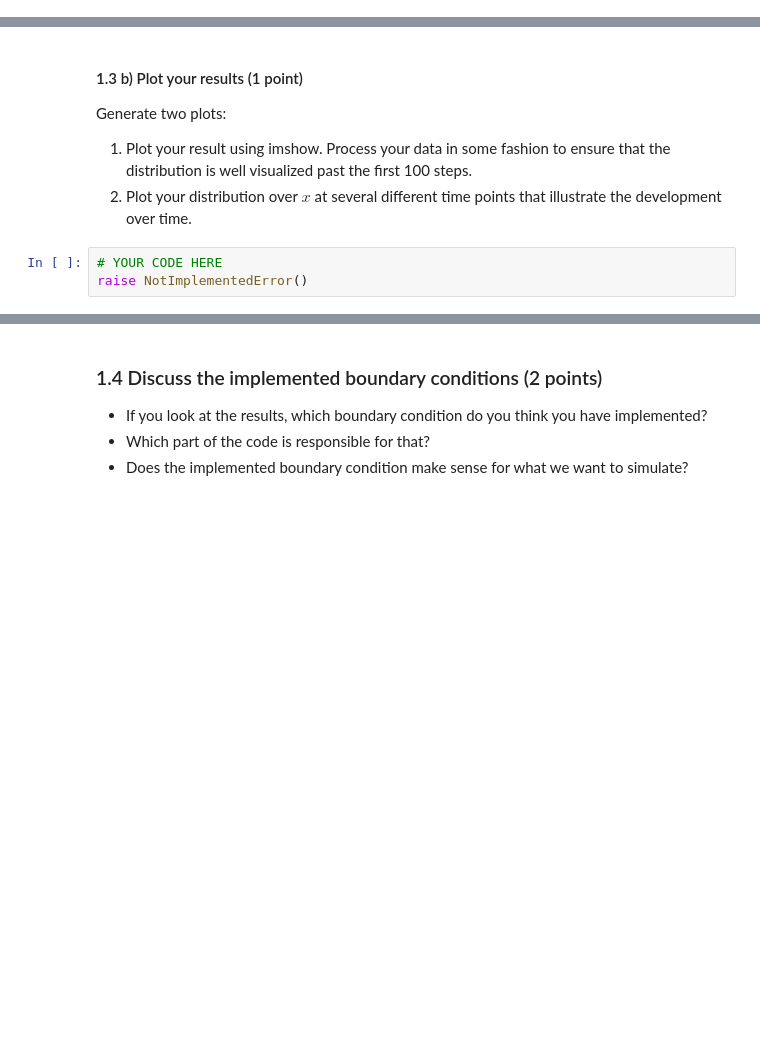
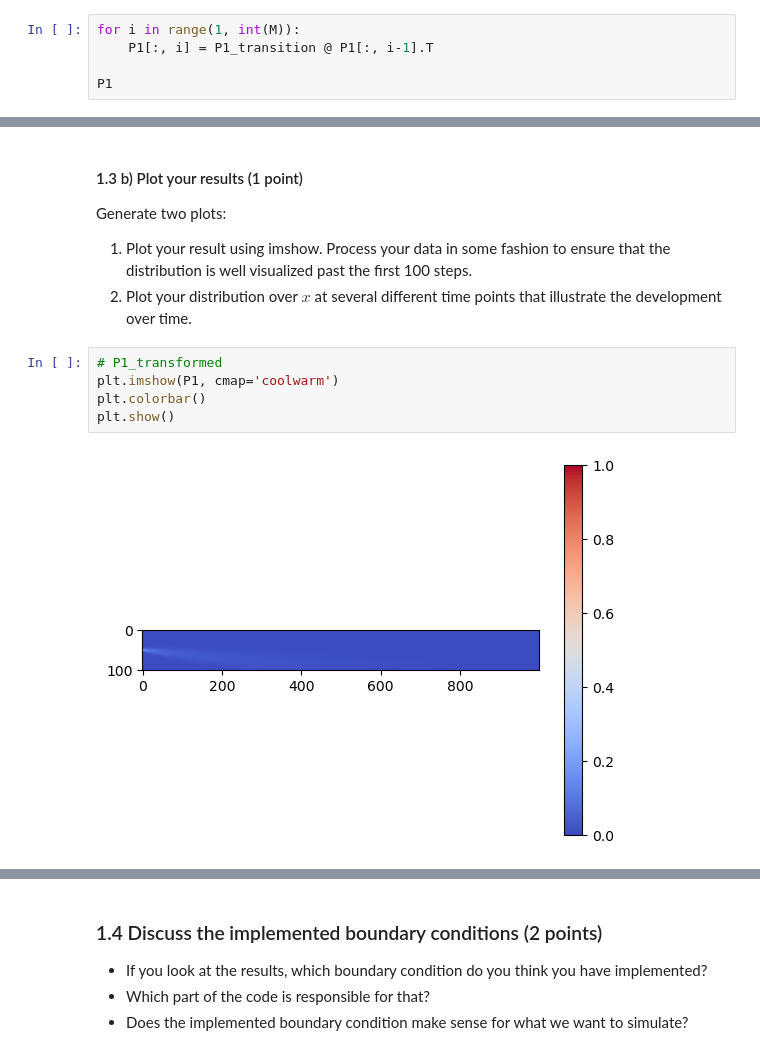
Before and after one commit to lfogarty98/mhbf_pt, a Jupyter notebook: 6-decision-making-II/decision-making-II.ipynb, the cells around one changed output, grey strips where cells are left out. Drawn from its saved outputs; the diff is of its cells as text; blank space fills up the shorter version.

```diff
--- a/6-decision-making-II/decision-making-II.ipynb
+++ b/6-decision-making-II/decision-making-II.ipynb
@@ -126,0 +140,5 @@ raise NotImplementedError()
+# %%
+for i in range(1, int(M)):
+    P1[:, i] = P1_transition @ P1[:, i-1].T
+
+P1
@@ -134,6 +166,10 @@ assert_var_defined("P1")
 Generate two plots:
 1. Plot your result using imshow. Process your data in some fashion to ensure that the distribution is well visualized past the first 100 steps.
 2. Plot your distribution over $x$ at several different time points that illustrate the development over time.
-# %%
-# YOUR CODE HERE
-raise NotImplementedError()
+# %%
+# P1_transformed
+plt.imshow(P1, cmap='coolwarm')
+plt.colorbar()
+plt.show()
+# %% [output]
+[figure, added]
```
Also changed, not shown: parts of 14 cells of this notebook.
